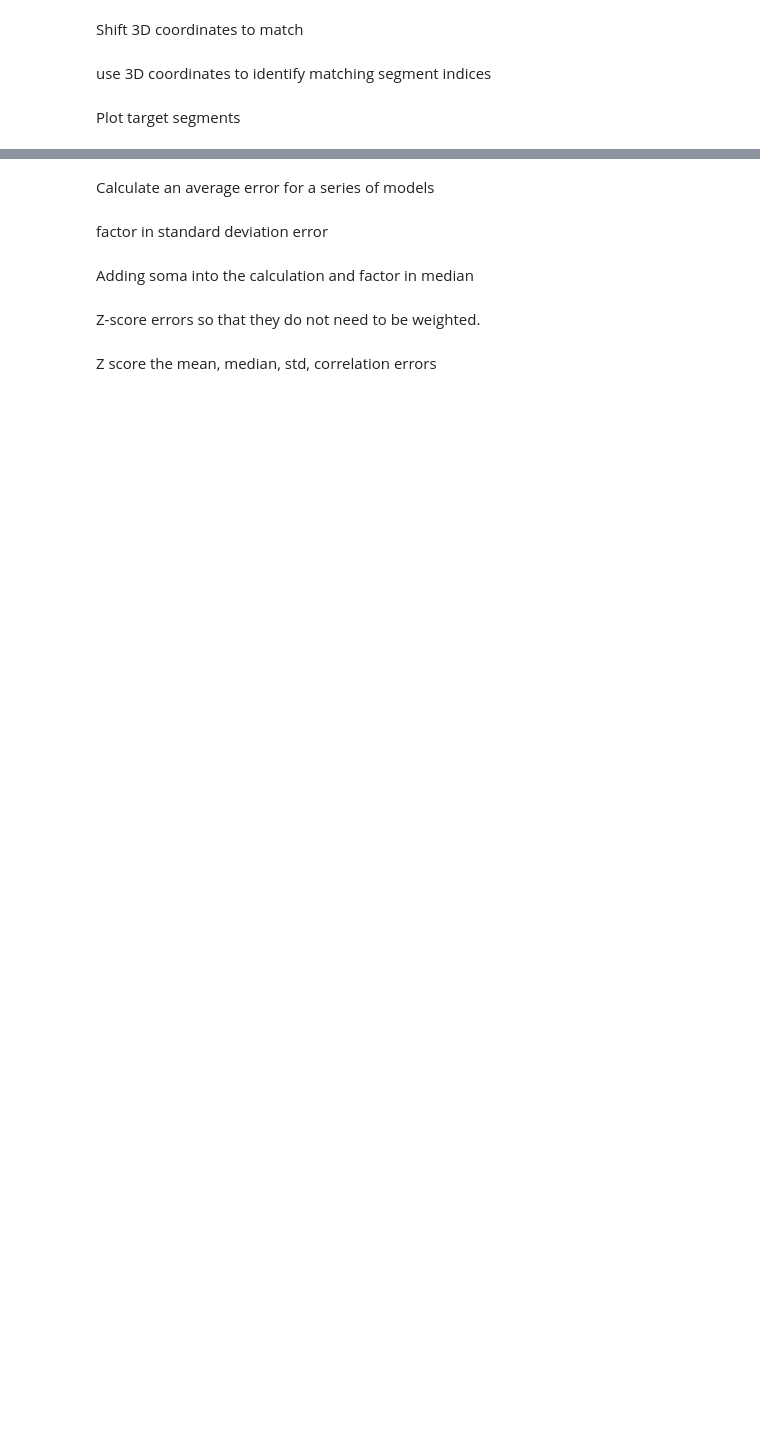
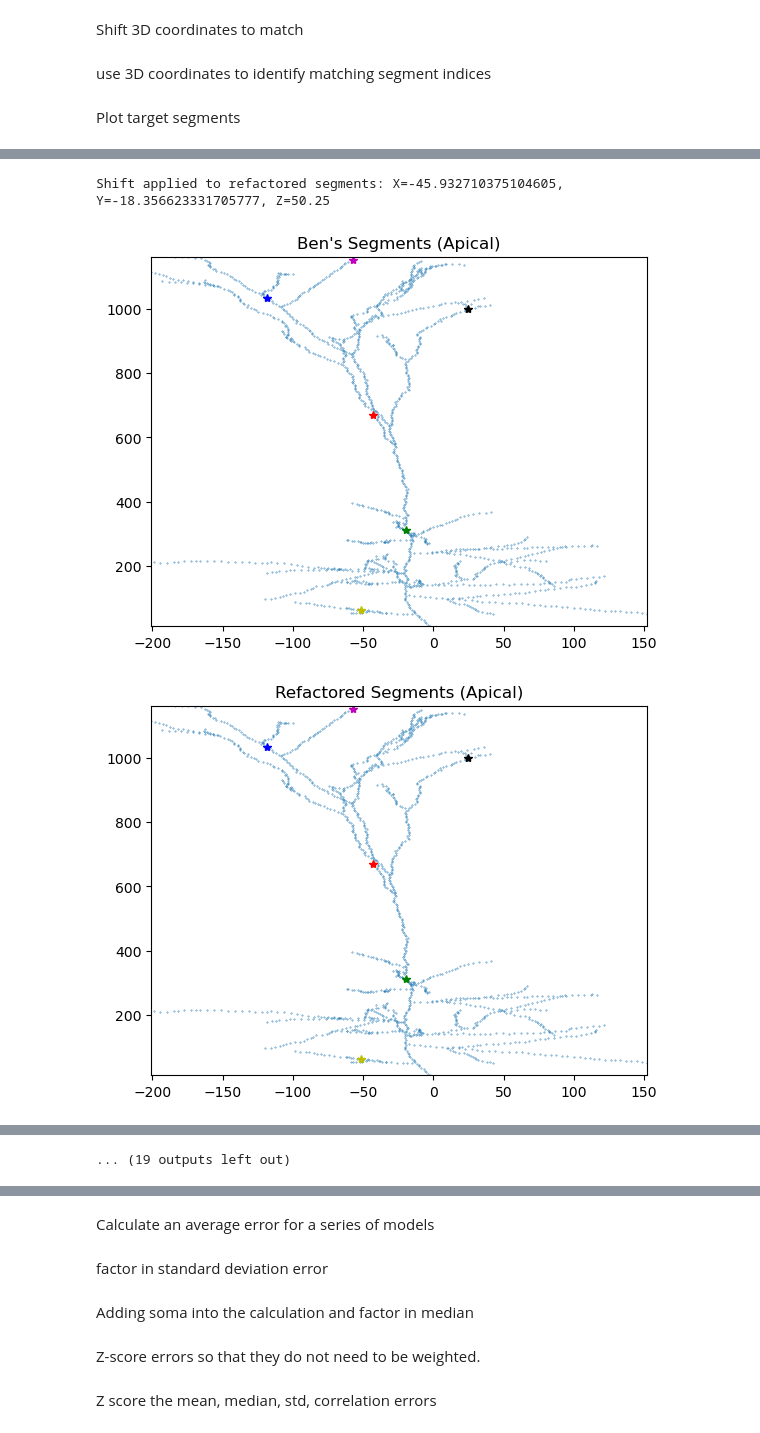
Before and after one commit to davidfague/Neural-Modeling, a Jupyter notebook: notebooks/compare_voltages.ipynb, the cells around one changed output, grey strips where cells are left out. Drawn from its saved outputs; the diff is of its cells as text; code cells hidden in the pictures; blank space fills up the shorter version.

Commit message:
update notebooks/compare_voltage.ipynb output

```diff
--- a/notebooks/compare_voltages.ipynb
+++ b/notebooks/compare_voltages.ipynb
@@ -256,7 +316,7 @@ def plot_segments(ben_segs, refactored_segs, segment_mapping, indices, colors, t
         plt.ylim(y_min, y_max)
         plt.show()
 
-def plot_voltage(models, segment_mapping, indices, colors, title_suffix="", time_points=np.arange(0, 50000)):
+def plot_voltage(models, segment_mapping, indices, colors, title_suffix="", time_points=time_points):
     colors = [color.split('*')[0] for color in colors]
     for i, idx in enumerate(indices):
         plt.figure(figsize=(12, 6))
@@ -282,32 +342,40 @@ apic_segs_ben = segs_ben[segs_ben['Type']=='apic']
 apic_segs_refactored = segs_refactored[segs_refactored['Type']=='apic']
 
 # Calculate shifts and apply them
 # apic_segs_refactored_shifted = calculate_shift_and_apply(apic_segs_ben, apic_segs_refactored)
 
 # Map segments
 apic_segment_mapping = map_segments(apic_segs_ben, apic_segs_refactored)
 
 # Plot segments
 apic_indices = [1500, 1400, 1900, 2000, 2500, 1800]
-colors = ['r*', 'g*', 'b*', 'm*', 'y*', 'k*']
+# colors = ['r*', 'g*', 'b*', 'm*', 'y*', 'k*']
+# apic_indices = np.arange(1200, 2550, 50)
+# apic_indices = [2400]
+colors = ['r*', 'g*', 'b*', 'm*', 'y*', 'k*']* 20
 plot_segments(apic_segs_ben, apic_segs_refactored, apic_segment_mapping, apic_indices, colors, title_suffix="(Apical)")
 
 # Plot voltage
 plot_voltage(models, apic_segment_mapping, apic_indices, colors, title_suffix="(Apical)")
 
 # Now for dendritic segments
 dend_segs_ben = segs_ben[segs_ben['Type']=='dend']
 dend_segs_refactored = segs_refactored[segs_refactored['Type']=='dend']
 
 # Calculate shifts and apply them
 # dend_segs_refactored_shifted = calculate_shift_and_apply(dend_segs_ben, dend_segs_refactored)
 
 # Map segments
 dend_segment_mapping = map_segments(dend_segs_ben, dend_segs_refactored)
 
 # Plot segments
-dend_indices = [10, 20, 30, 40, 50, 60]
+# dend_indices = [10, 20, 30, 40, 50, 60]
+dend_indices = np.arange(10, 1000, 50)
 plot_segments(dend_segs_ben, dend_segs_refactored, dend_segment_mapping, dend_indices, colors, title_suffix="(Dendritic)")
 
 # Plot voltage
 plot_voltage(models, dend_segment_mapping, dend_indices, colors, title_suffix="(Dendritic)")
+# %% [output]
+Shift applied to refactored segments: X=-45.932710375104605, Y=-18.356623331705777, Z=50.25
+[figure, added]
+[figure, added]
@@ -314,2 +391,3 @@ plot_voltage(models, dend_segment_mapping, dend_indices, colors, title_suffix="(
+... (19 outputs left out)
 # %%
 np.arange(0, 50000).shape
```
Also changed, not shown: parts of 18 cells of this notebook.
